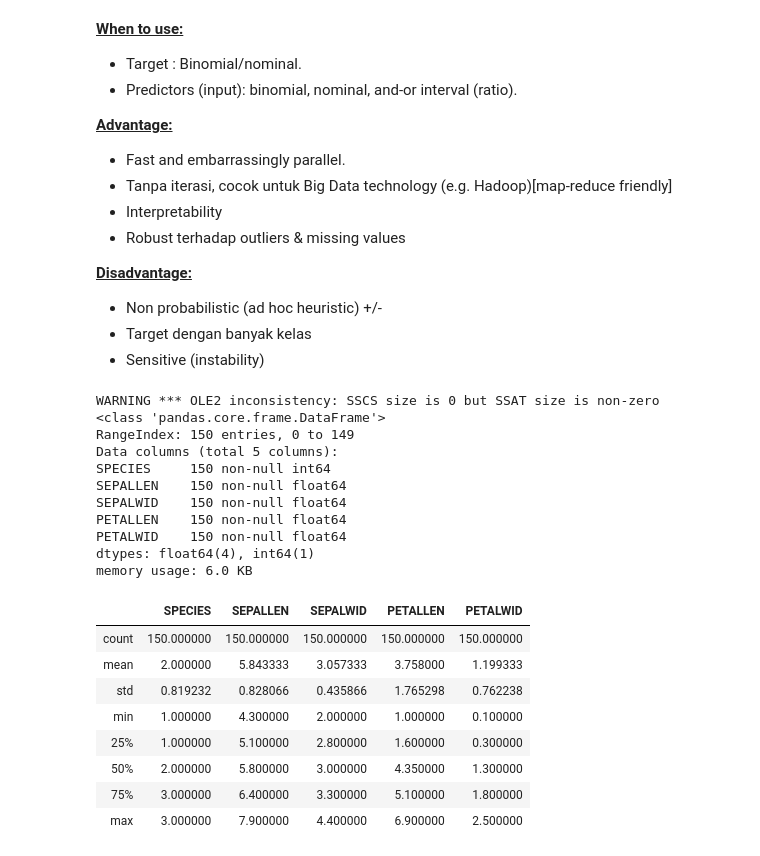
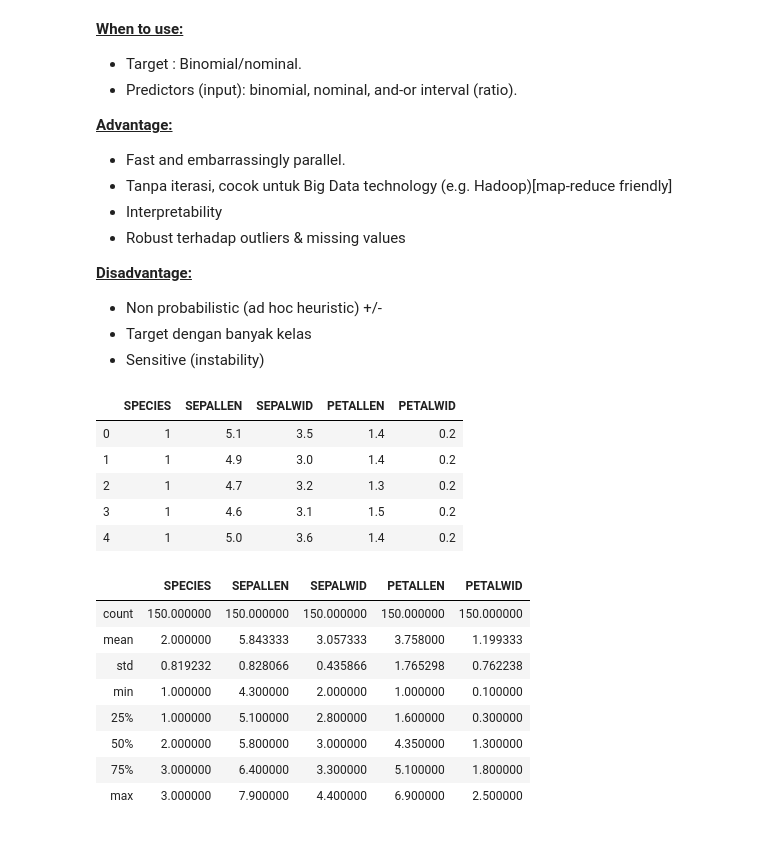
Before and after one commit to kafuu42/tau-data, a Jupyter notebook: DT-RF-NBC.ipynb, the cells around one changed output. Cells and saved outputs as stored; diff of their text form; code cells hidden in the pictures.

```diff
--- a/DT-RF-NBC.ipynb
+++ b/DT-RF-NBC.ipynb
@@ -182,25 +182,20 @@ https://medium.com/deep-math-machine-learning-ai/chapter-4-decision-trees-algori
 	<li>Sensitive (instability)</li>
 </ul>
 # %%
+# Load DataFile CSV
 try:
-    df = pd.read_excel('data/iris.xls', sheet_name='Sheet1')# Load "sheet_1" di Excell
+    df = pd.read_csv('data/iris.csv') # run locally
 except:
-    !wget https://github.com/taufikedys/tau-data/blob/master/data/iris.xls # "Google Colab"
-    df = pd.read_excel('iris.xls', sheet_name='Sheet1')
-
-df.info()
+    !wget https://raw.githubusercontent.com/taufikedys/tau-data/master/data/iris.csv # "Google Colab"
+    df = pd.read_csv('iris.csv')
+df.head()
 # %% [output]
-WARNING *** OLE2 inconsistency: SSCS size is 0 but SSAT size is non-zero
-<class 'pandas.core.frame.DataFrame'>
-RangeIndex: 150 entries, 0 to 149
-Data columns (total 5 columns):
-SPECIES     150 non-null int64
-SEPALLEN    150 non-null float64
-SEPALWID    150 non-null float64
-PETALLEN    150 non-null float64
-PETALWID    150 non-null float64
-dtypes: float64(4), int64(1)
-memory usage: 6.0 KB
+|  | SPECIES | SEPALLEN | SEPALWID | PETALLEN | PETALWID |
+| 0 | 1 | 5.1 | 3.5 | 1.4 | 0.2 |
+| 1 | 1 | 4.9 | 3.0 | 1.4 | 0.2 |
+| 2 | 1 | 4.7 | 3.2 | 1.3 | 0.2 |
+| 3 | 1 | 4.6 | 3.1 | 1.5 | 0.2 |
+| 4 | 1 | 5.0 | 3.6 | 1.4 | 0.2 |
 # %%
 df.describe(include='all')
 # %% [output]
```
Also changed, not shown: 1 other file.
